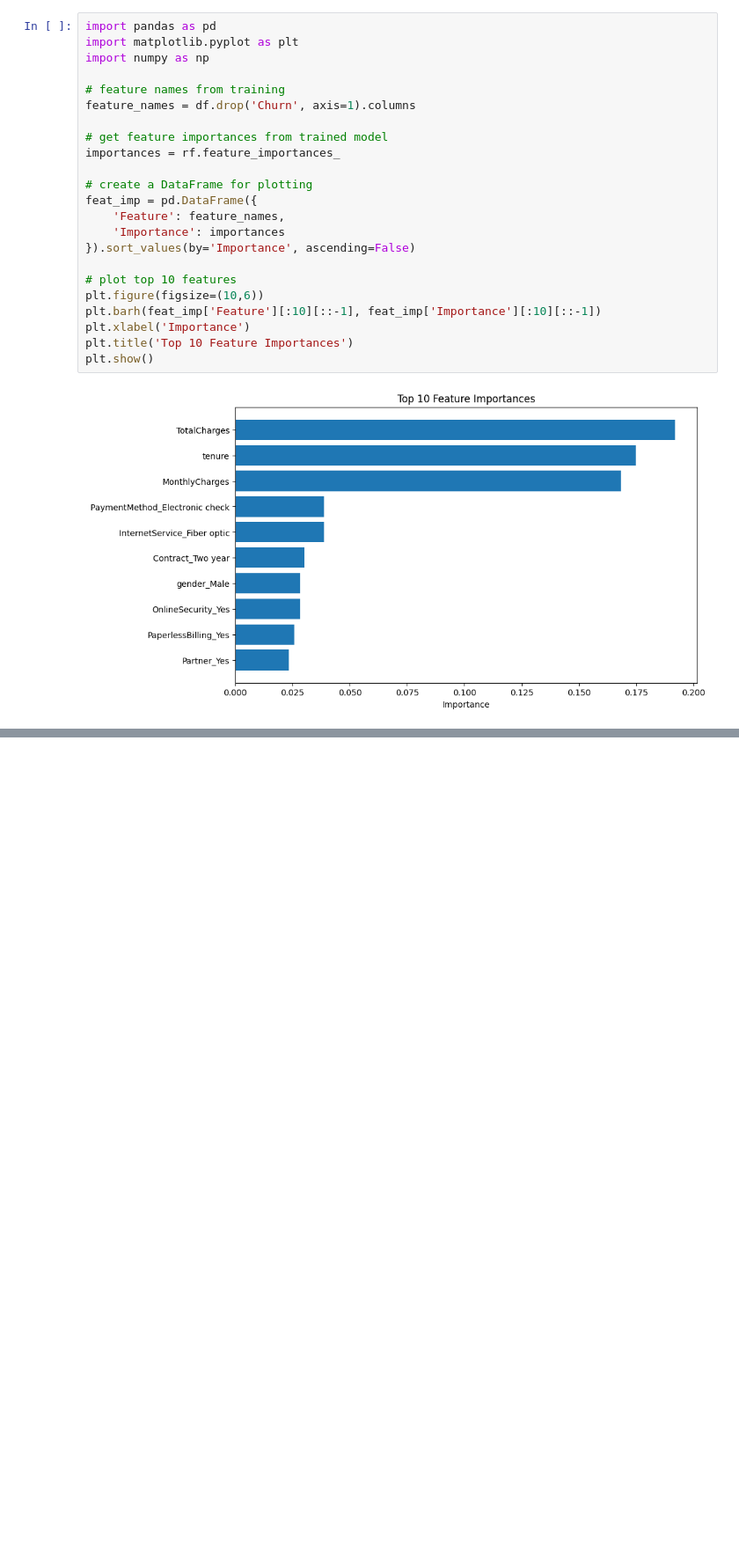
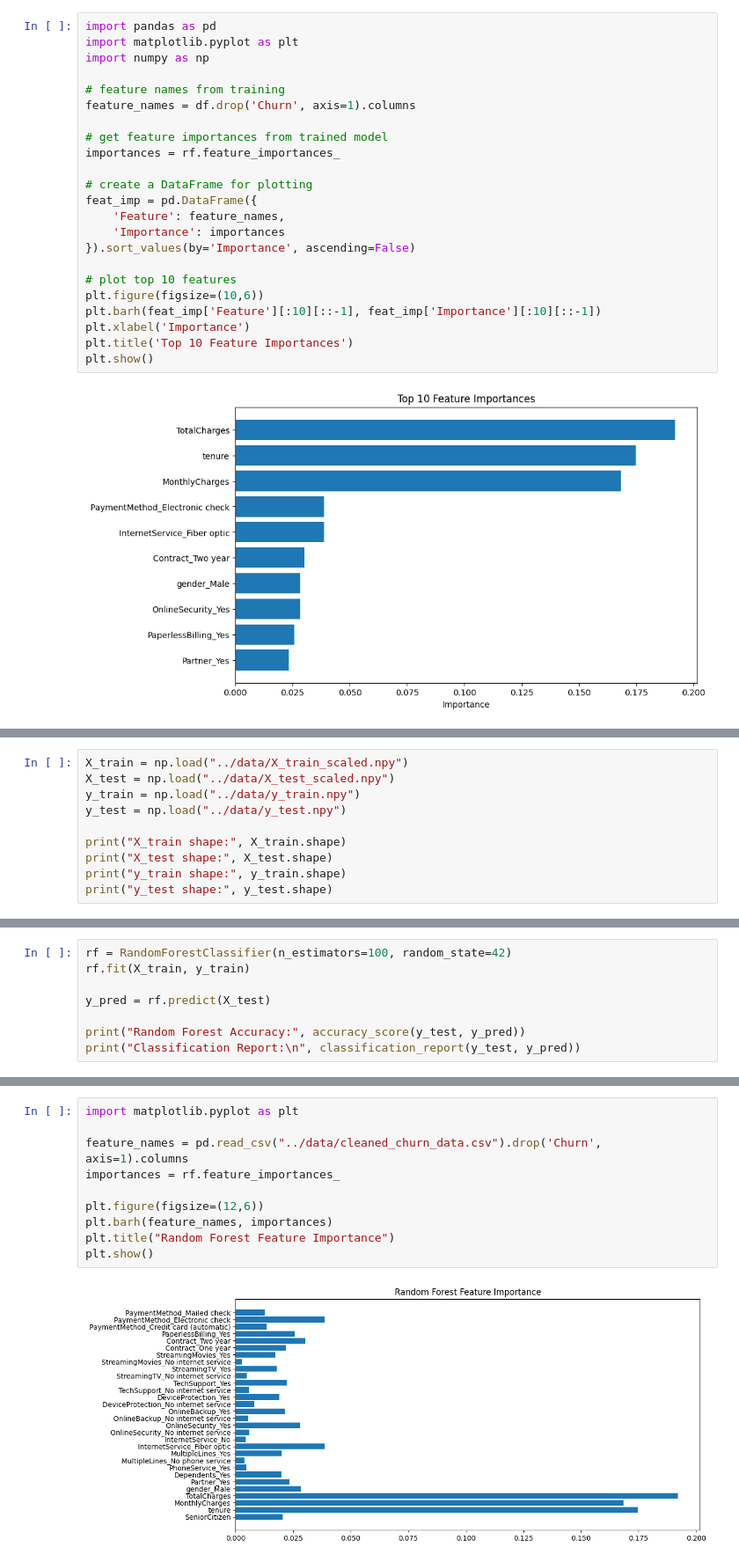
Before and after one commit to Nithinnagasai72/CustomerChurn, a Jupyter notebook: notebooks/fe.ipynb, the cells around one changed output, grey strips where cells are left out. Shown at 88% size. Cells and saved outputs as stored; diff of their text form; blank space fills up the shorter version.

Commit message:
Day 5: Model post-processing, feature importance, and saving model

```diff
--- a/notebooks/fe.ipynb
+++ b/notebooks/fe.ipynb
@@ -154,0 +161,10 @@ plt.show()
+# %%
+X_train = np.load("../data/X_train_scaled.npy")
+X_test = np.load("../data/X_test_scaled.npy")
+y_train = np.load("../data/y_train.npy")
+y_test = np.load("../data/y_test.npy")
+
+print("X_train shape:", X_train.shape)
+print("X_test shape:", X_test.shape)
+print("y_train shape:", y_train.shape)
+print("y_test shape:", y_test.shape)
@@ -154,0 +176,8 @@ plt.show()
+# %%
+rf = RandomForestClassifier(n_estimators=100, random_state=42)
+rf.fit(X_train, y_train)
+
+y_pred = rf.predict(X_test)
+
+print("Random Forest Accuracy:", accuracy_score(y_test, y_pred))
+print("Classification Report:\n", classification_report(y_test, y_pred))
@@ -154,0 +195,12 @@ plt.show()
+# %%
+import matplotlib.pyplot as plt
+
+feature_names = pd.read_csv("../data/cleaned_churn_data.csv").drop('Churn', axis=1).columns
+importances = rf.feature_importances_
+
+plt.figure(figsize=(12,6))
+plt.barh(feature_names, importances)
+plt.title("Random Forest Feature Importance")
+plt.show()
+# %% [output]
+[figure, added]
```
Also changed, not shown: parts of 3 cells of this notebook.
